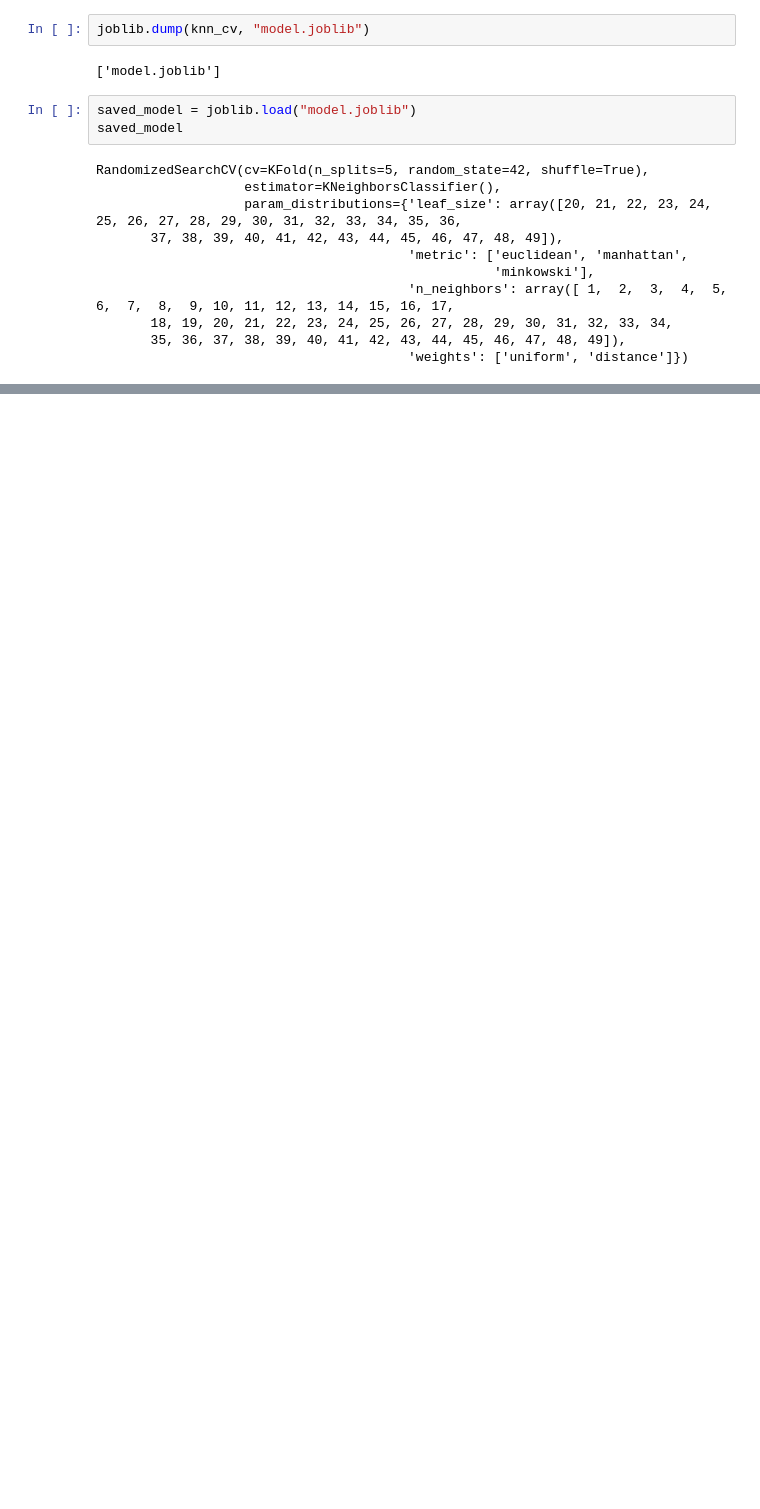
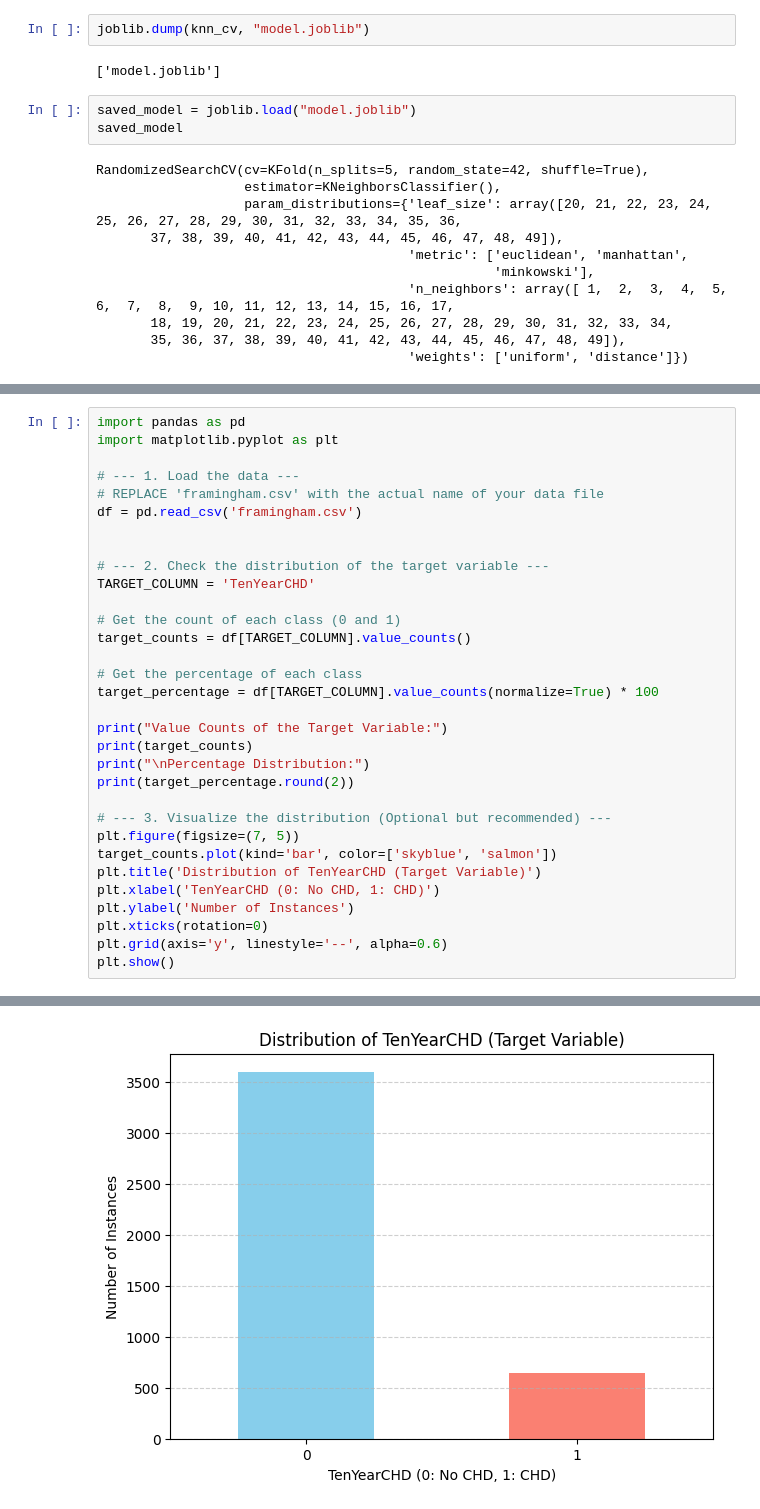
Before and after one commit to Nazihahaha/Coronary-Heart-Disease-Prediction, a Jupyter notebook: main.ipynb, the cells around one changed output, grey strips where cells are left out. Cells and saved outputs as stored; diff of their text form; blank space fills up the shorter version.

```diff
--- a/main.ipynb
+++ b/main.ipynb
@@ -277,0 +310,33 @@ RandomizedSearchCV(cv=KFold(n_splits=5, random_state=42, shuffle=True),
+# %%
+import pandas as pd
+import matplotlib.pyplot as plt
+
+# --- 1. Load the data ---
+# REPLACE 'framingham.csv' with the actual name of your data file
+df = pd.read_csv('framingham.csv')
+
+
+# --- 2. Check the distribution of the target variable ---
+TARGET_COLUMN = 'TenYearCHD'
+
+# Get the count of each class (0 and 1)
+target_counts = df[TARGET_COLUMN].value_counts()
+
+# Get the percentage of each class
+target_percentage = df[TARGET_COLUMN].value_counts(normalize=True) * 100
+
+print("Value Counts of the Target Variable:")
+print(target_counts)
+print("\nPercentage Distribution:")
+print(target_percentage.round(2))
+
+# --- 3. Visualize the distribution (Optional but recommended) ---
+plt.figure(figsize=(7, 5))
+target_counts.plot(kind='bar', color=['skyblue', 'salmon'])
+plt.title('Distribution of TenYearCHD (Target Variable)')
+plt.xlabel('TenYearCHD (0: No CHD, 1: CHD)')
+plt.ylabel('Number of Instances')
+plt.xticks(rotation=0)
+plt.grid(axis='y', linestyle='--', alpha=0.6)
+plt.show()
+# %% [output]
@@ -277,0 +354 @@ RandomizedSearchCV(cv=KFold(n_splits=5, random_state=42, shuffle=True),
+[figure, added]
```
Also changed, not shown: parts of 10 cells of this notebook, 6 other files.
